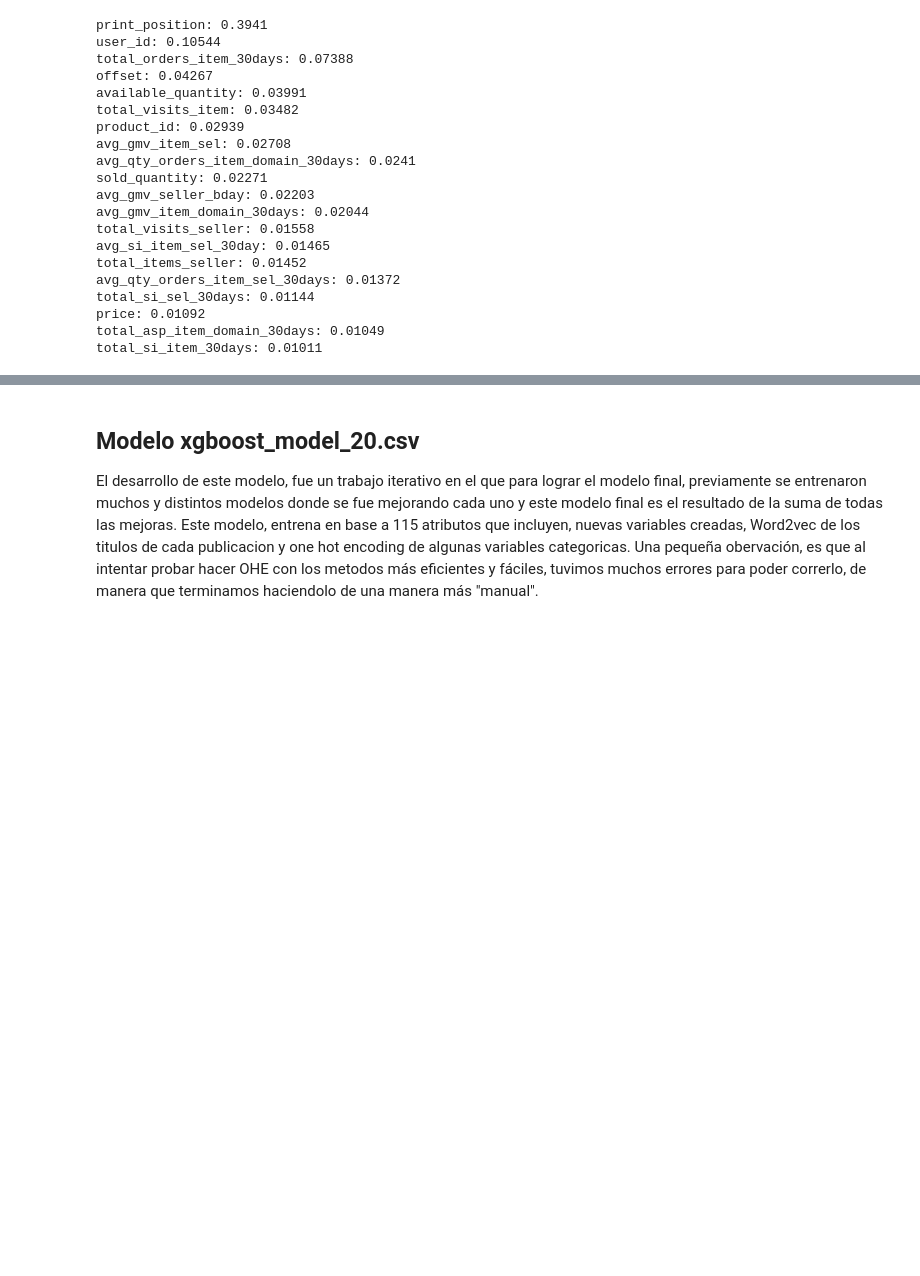
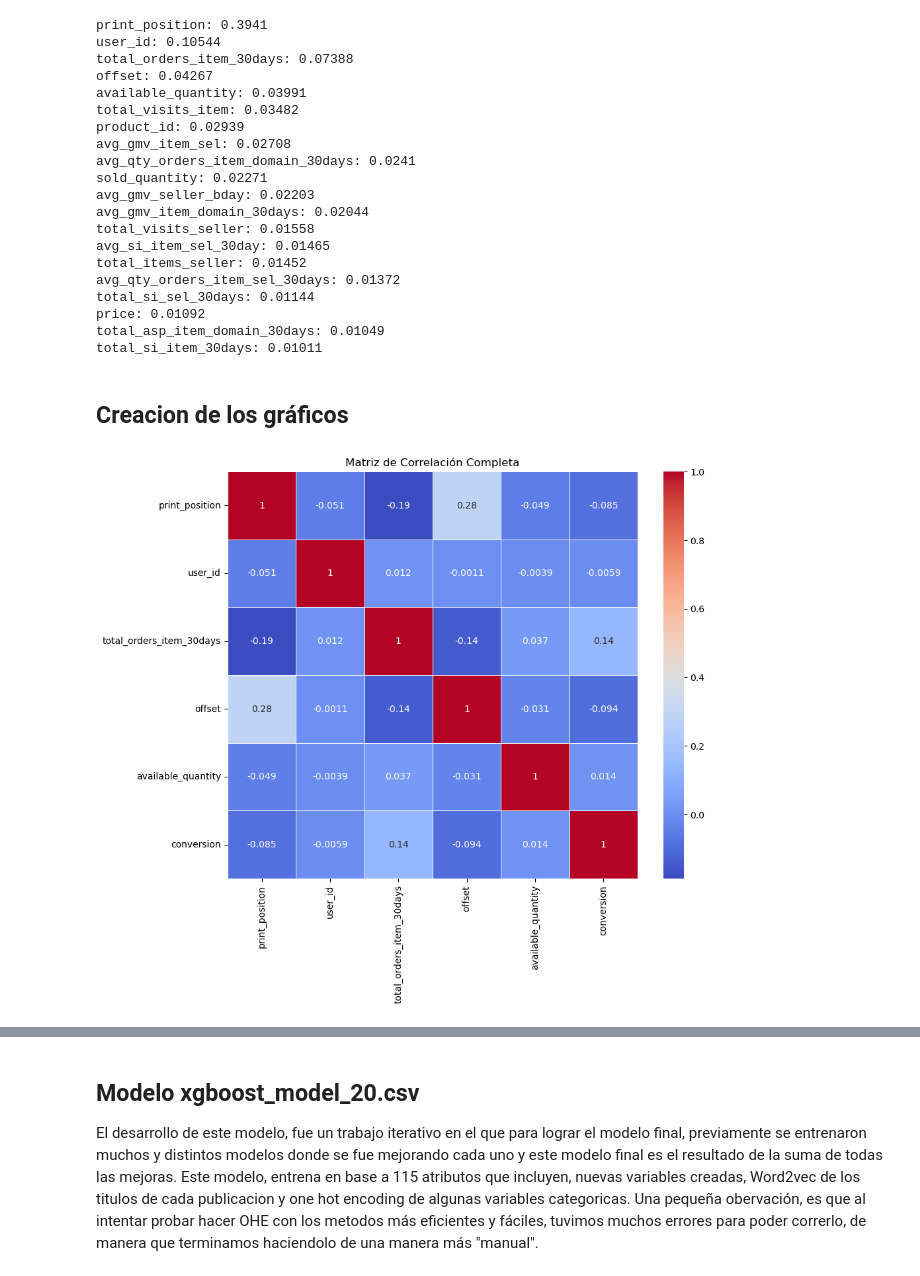
Before and after one commit to FFrusto/TP2_TDVI, a Jupyter notebook: modelo_final.ipynb, the cells around one changed output, grey strips where cells are left out. Drawn from its saved outputs; the diff is of its cells as text; code cells hidden in the pictures; blank space fills up the shorter version.

```diff
--- a/modelo_final.ipynb
+++ b/modelo_final.ipynb
@@ -108,3 +109,20 @@ total_si_sel_30days: 0.01144
 price: 0.01092
 total_asp_item_domain_30days: 0.01049
 total_si_item_30days: 0.01011
+# %% [markdown]
+## Creacion de los gráficos
+# %%
+# Selecciona solo las columnas de interés
+columnas_seleccionadas = ['print_position','user_id','total_orders_item_30days','offset','available_quantity', 'conversion']
+data_seleccionada = data[columnas_seleccionadas]
+
+# Calcula la matriz de correlación para las columnas seleccionadas
+matriz_correlacion_seleccionada = data_seleccionada.corr()
+
+# Crea un mapa de calor para la matriz de correlación completa
+plt.figure(figsize=(10, 8))
+sns.heatmap(data_seleccionada.corr(), annot=True, cmap='coolwarm', linewidths=0.5)
+plt.title('Matriz de Correlación Completa')
+plt.show()
+# %% [output]
+[figure, added]
```
Also changed, not shown: parts of 3 cells of this notebook.
